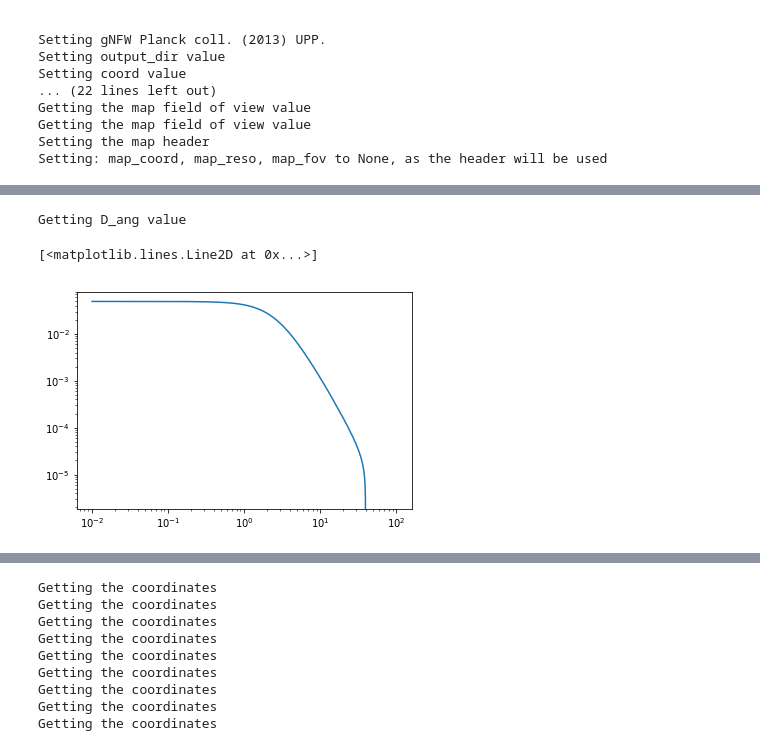
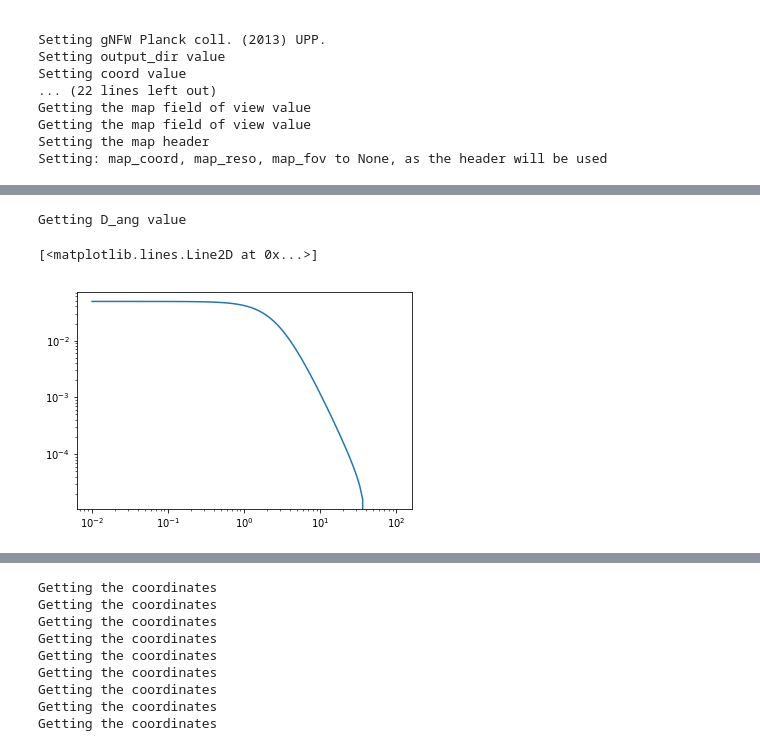
Before and after one commit to renlliang3/ClusterModel, a Jupyter notebook: notebook/model_developement.ipynb, the cells around one changed output, grey strips where cells are left out. Drawn from its saved outputs; the diff is of its cells as text; code cells hidden in the pictures.

```diff
--- a/notebook/model_developement.ipynb
+++ b/notebook/model_developement.ipynb
@@ -121,9 +120,9 @@ Getting the output_dir value
              0.        ,  0.        ,  0.        ,  0.        ,  0.        ,
              0.        ,  0.        ,  0.        ,  0.        ,  0.        ] cm5 / s>)
 # %%
-r, sx = cluster.get_sx_profile(output_type='R')
+r, sx = cluster.get_xray_profile(output_type='R')
 plt.loglog(r/cluster.D_ang, sx.to_value('s-1 arcmin-2'))
 # %% [output]
 Getting D_ang value
 [<matplotlib.lines.Line2D at 0x...>]
-[figure, old version]
+[figure, new version]
```
Also changed, not shown: parts of 6 cells of this notebook, 2 other files.
